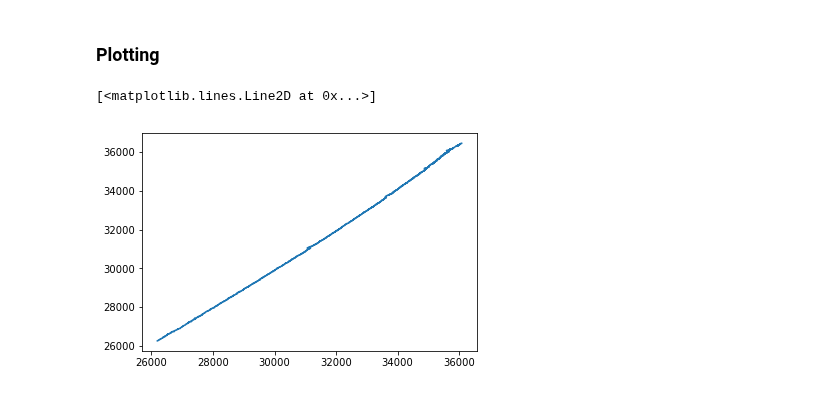
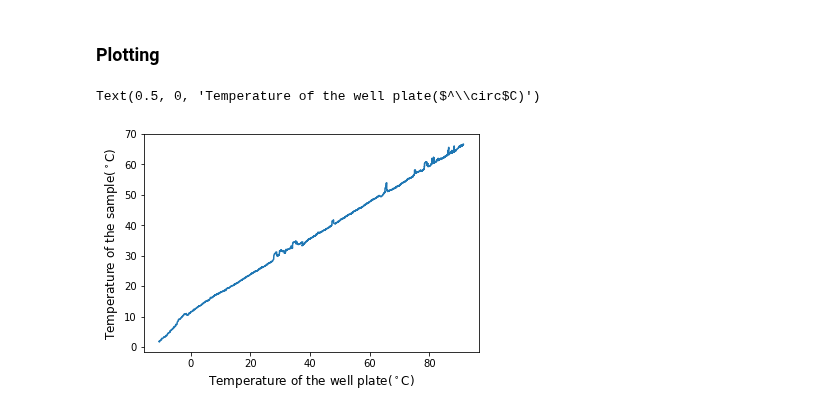
Before and after one commit to jrodguez/musical-robot, a Jupyter notebook: examples/Well_location_31.ipynb, the cells around one changed output. Saved outputs shown, nothing was run; the diff lists cells and outputs as text; code cells hidden in the pictures.

Commit message:
Well Location

```diff
--- a/examples/Well_location_31.ipynb
+++ b/examples/Well_location_31.ipynb
@@ -107,12 +129,12 @@ for i in range(96):
     # List to store temperature at a well in each frame.
     comp_temp = []
     for frame in frames:
-        comp_temp.append(frame[y[i]][x[i]])
+        comp_temp.append(irtemp.centikelvin_to_celsius(frame[y[i]][x[i]]))
     temp.append(comp_temp)
 # %%
 plate_temp = []
 for frame in frames:
-    plate_temp.append(frame[plate_y,plate_x])
+    plate_temp.append(irtemp.centikelvin_to_celsius(frame[plate_y,plate_x]))
 # %%
 len(plate_temp)
 # %% [output]
@@ -135,8 +157,14 @@ len(temp[1])
 ### Temperature of the wellplate
 # %% [markdown]
 ### Plotting
-# %%
-plt.plot(temp[1],plate_temp)
-# %% [output]
-[<matplotlib.lines.Line2D at 0x...>]
-[figure, removed]
+# %%
+font = {
+        'weight': 'normal',
+        'size': 12,
+        }
+plt.plot(plate_temp,temp[12])
+plt.ylabel('Temperature of the sample($^\circ$C)',fontdict=font)
+plt.xlabel('Temperature of the well plate($^\circ$C)',fontdict=font)
+# %% [output]
+Text(0.5, 0, 'Temperature of the well plate($^\\circ$C)')
+[figure, added]
```
Also changed, not shown: parts of 6 cells of this notebook.
